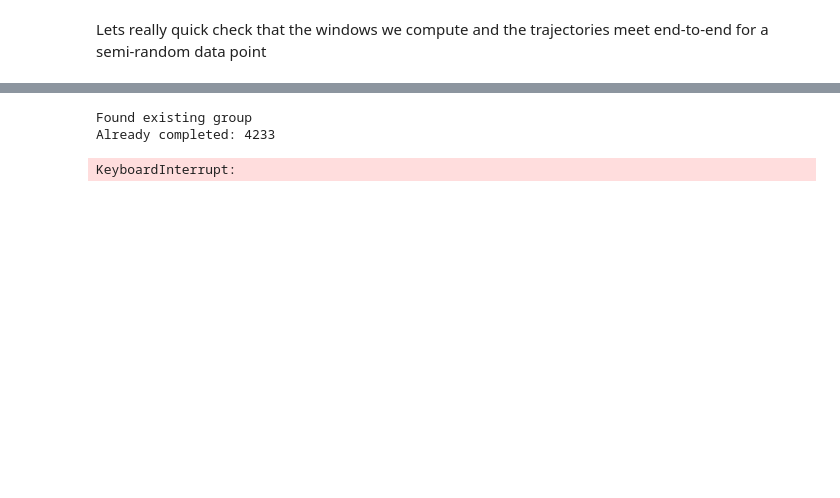
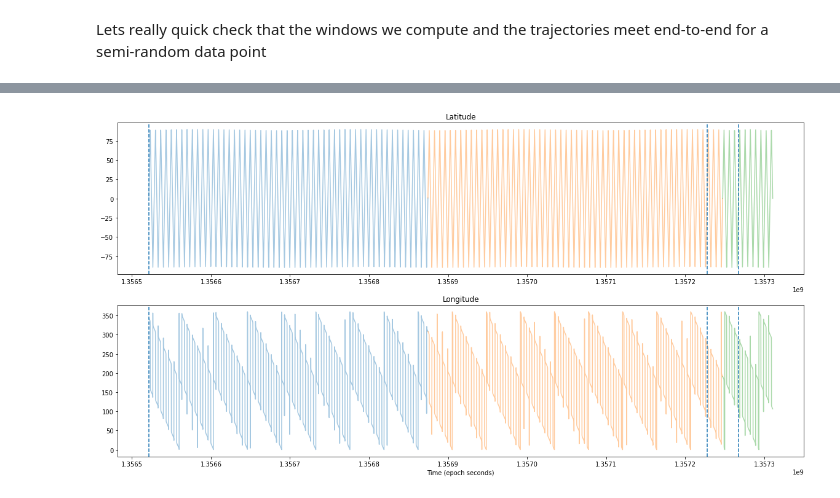
Before and after one commit to att-vault/vault, a Jupyter notebook: Notebook/TLE_precompute_checks.ipynb, the cells around one changed output, grey strips where cells are left out. Cells and saved outputs as stored; diff of their text form; code cells hidden in the pictures; blank space fills up the shorter version.

```diff
--- a/Notebook/TLE_precompute_checks.ipynb
+++ b/Notebook/TLE_precompute_checks.ipynb
@@ -109,32 +49,0 @@ client
-# %%
-# Open the output file for the precomputed tracks
-precompute = open_file("/data/Indexed_TLE/last_precomp.h5", "a")
-
-# Create a hdf5 node to store the tracks in, or use an existing one
-if not hasattr(precompute.root, "sat"):
-    print("Created new group")
-    sat_group = precompute.create_group("/", "sat", "Precomputed satellite position cache")
-else:
-    print("Found existing group")
-    sat_group = precompute.get_node("/sat")
-
-# Init the data store using the node specified
-sds = SatelliteDataStore(sat_group)
-
-# Determine which trajectories have already been computed
-completed = sds.get_norad_ids()
-print("Already completed: %i" % len(completed))
-todo_ids = set(all_ids).difference(completed)
-
-# Submit all work to the parallel executor, keying the future to the norad_id
-fut_to_id = {client.submit(do_the_work, sat_id): sat_id for sat_id in todo_ids}
-
-# As work gets completed, add the trace to the data store, and update a progress bar
-with tqdm(total=len(fut_to_id)) as pbar:
-    for fut in as_completed(fut_to_id.keys()):
-        sds.put_precomputed_tracks(fut_to_id[fut], fut.result())
-        pbar.update(1)
-# %% [output]
-Found existing group
-Already completed: 4233
-KeyboardInterrupt:
@@ -160,0 +50,4 @@ def compute_lat_long_dist(self, tle1, tle2):
+# %%
+test_demo_plots(list(all_ids)[-3001], 2)
+# %% [output]
+[figure, added]
```
Also changed, not shown: parts of 13 cells of this notebook, 2 other files.
